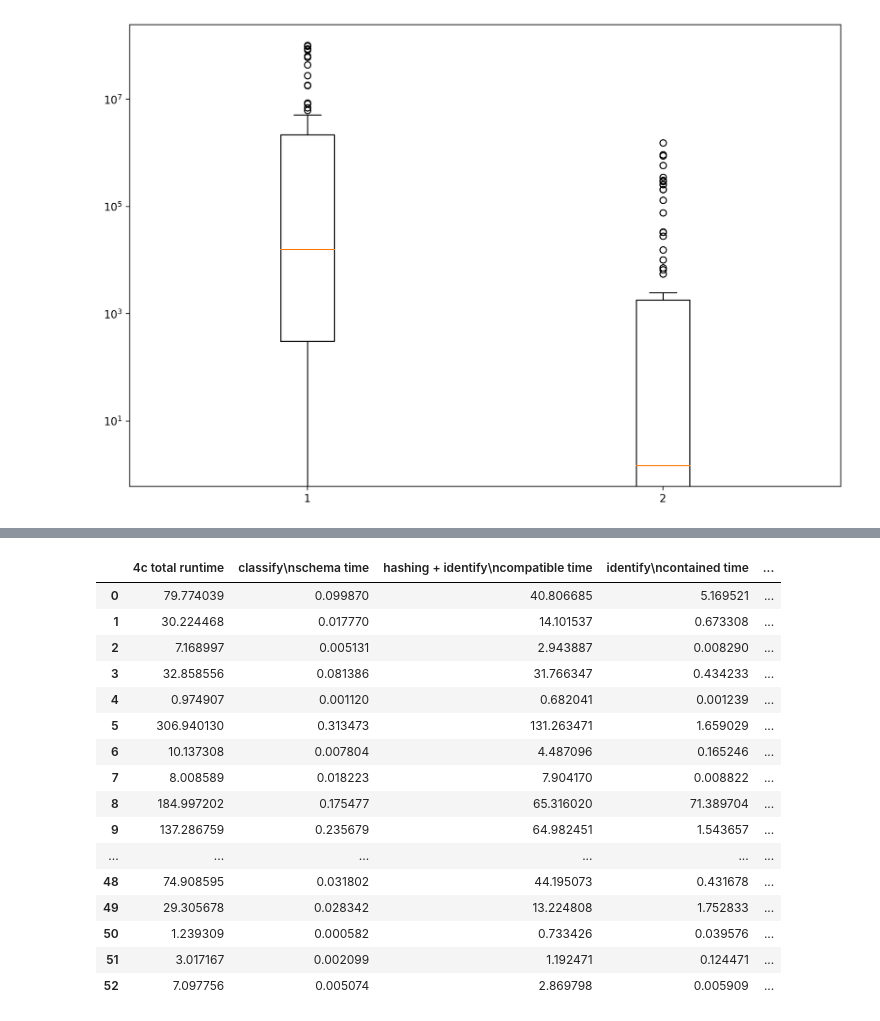
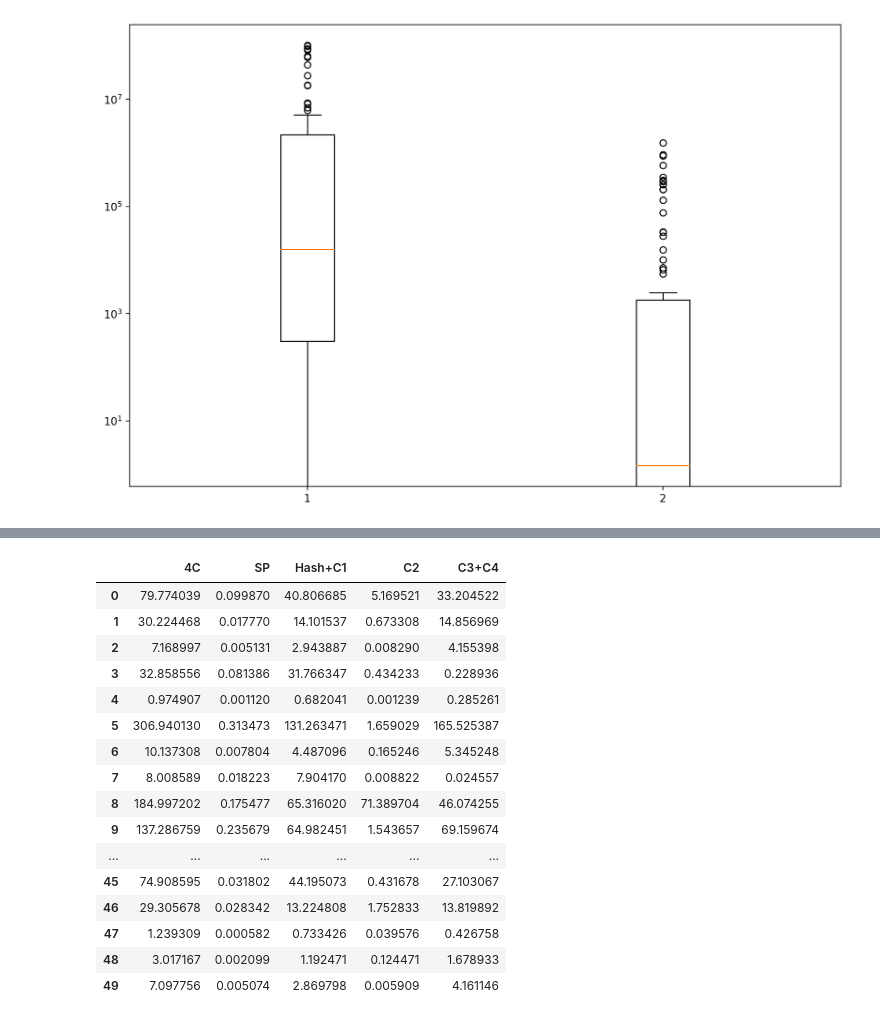
Before and after one commit to TheDataStation/ver, a Jupyter notebook: view_distillation/scalability_plot.ipynb, the cells around one changed output, grey strips where cells are left out. Saved outputs shown, nothing was run; the diff lists cells and outputs as text; code cells hidden in the pictures.

```diff
--- a/view_distillation/scalability_plot.ipynb
+++ b/view_distillation/scalability_plot.ipynb
@@ -98,32 +98,52 @@ plt.show()
 # %%
 import glob
 import re
+import random
+
+random.seed(1)
+
+sample_portion_list = [0.25, 0.5, 0.75, 1.0]
 
 times_files = glob.glob("test_result/times*.npy")
 results_files = glob.glob("test_result/results*.npy")
 
+results_files.sort()
+random.shuffle(results_files)
+
 results_list = []
 queries_with_zero_views = []
+count_to_remove = 0
+to_remove = []
+all_query_names = []
 for f in results_files:
     result = np.load(f).astype(int)
     query_name = re.search("test_result/results_jp_(\d+)\.npy", f)
     query_name = query_name.group(1)
+    all_query_names.append(query_name)
 
     if result[0][0] == 0:
         queries_with_zero_views.append(query_name)
+    elif count_to_remove < 3:
+        to_remove.append(query_name)
+        count_to_remove += 1
+        continue
     else:
         results_list.append(result)
 
 times_list = []
 times_100 = {}
+times_io = {}
+times_4c = {}
 for f in times_files:
     time = np.load(f)
     query_name = re.search("test_result/times_jp_(\d+)\.npy", f)
     query_name = query_name.group(1)
     times_100[query_name] = time[3, 0]
 
-    if query_name not in queries_with_zero_views:
+    if query_name not in queries_with_zero_views and query_name not in to_remove:
         times_list.append(time)
+        times_io[query_name] = time[3, 1]
+        times_4c[query_name] = time[3, 0] - time[3, 1]
 
 times = np.array(times_list)
 results = np.array(results_list)
@@ -132,4 +152,10 @@ results = np.array(results_list)
 # times_total
 print(times.shape)
 print(results.shape)
+
+print(to_remove)
+query_names = set(all_query_names) - set(queries_with_zero_views) - set(to_remove)
+query_names = [int(x) for x in query_names]
+print(len(query_names))
+print(query_names)
 # %% [output]
@@ -503,37 +607,37 @@ plt.savefig("figures/scalability1.pdf")
 # %%
-i=3
+i = 3
 total_time = times[:, i, 0]
 get_df_time = times[:, i, 1]
 four_c_time = total_time - get_df_time
 classify_per_table_schema_time = times[:, i, 2]
 total_identify_c1_time = times[:, i, 3]
 total_identify_c2_time = times[:, i, 4]
 find_complementary_contradictory_time_total = times[:, i, 6]
 # to_plot = np.array([four_c_time, classify_per_table_schema_time,
 #                     total_identify_c1_time, total_identify_c2_time,
 #                     find_complementary_contradictory_time_total]).transpose()
-to_plot = pd.DataFrame({"4c total runtime": four_c_time,
-                        "classify\nschema time": classify_per_table_schema_time,
-                        "hashing + identify\ncompatible time": total_identify_c1_time,
-                        "identify\ncontained time": total_identify_c2_time,
-                        "identify\ncontra/compl time": find_complementary_contradictory_time_total})
+to_plot = pd.DataFrame({"4C": four_c_time,
+                        "SP": classify_per_table_schema_time,
+                        "Hash+C1": total_identify_c1_time,
+                        "C2": total_identify_c2_time,
+                        "C3+C4": find_complementary_contradictory_time_total})
 to_plot
 # %% [output]
-|  | 4c total runtime | classify\nschema time | hashing + identify\ncompatible time | identify\ncontained time | ... |
-| 0 | 79.774039 | 0.099870 | 40.806685 | 5.169521 | ... |
-| 1 | 30.224468 | 0.017770 | 14.101537 | 0.673308 | ... |
-| 2 | 7.168997 | 0.005131 | 2.943887 | 0.008290 | ... |
-| 3 | 32.858556 | 0.081386 | 31.766347 | 0.434233 | ... |
-| 4 | 0.974907 | 0.001120 | 0.682041 | 0.001239 | ... |
-| 5 | 306.940130 | 0.313473 | 131.263471 | 1.659029 | ... |
-| 6 | 10.137308 | 0.007804 | 4.487096 | 0.165246 | ... |
-| 7 | 8.008589 | 0.018223 | 7.904170 | 0.008822 | ... |
-| 8 | 184.997202 | 0.175477 | 65.316020 | 71.389704 | ... |
-| 9 | 137.286759 | 0.235679 | 64.982451 | 1.543657 | ... |
+|  | 4C | SP | Hash+C1 | C2 | C3+C4 |
+| 0 | 79.774039 | 0.099870 | 40.806685 | 5.169521 | 33.204522 |
+| 1 | 30.224468 | 0.017770 | 14.101537 | 0.673308 | 14.856969 |
+| 2 | 7.168997 | 0.005131 | 2.943887 | 0.008290 | 4.155398 |
+| 3 | 32.858556 | 0.081386 | 31.766347 | 0.434233 | 0.228936 |
+| 4 | 0.974907 | 0.001120 | 0.682041 | 0.001239 | 0.285261 |
+| 5 | 306.940130 | 0.313473 | 131.263471 | 1.659029 | 165.525387 |
+| 6 | 10.137308 | 0.007804 | 4.487096 | 0.165246 | 5.345248 |
+| 7 | 8.008589 | 0.018223 | 7.904170 | 0.008822 | 0.024557 |
+| 8 | 184.997202 | 0.175477 | 65.316020 | 71.389704 | 46.074255 |
+| 9 | 137.286759 | 0.235679 | 64.982451 | 1.543657 | 69.159674 |
 | ... | ... | ... | ... | ... | ... |
-| 48 | 74.908595 | 0.031802 | 44.195073 | 0.431678 | ... |
-| 49 | 29.305678 | 0.028342 | 13.224808 | 1.752833 | ... |
-| 50 | 1.239309 | 0.000582 | 0.733426 | 0.039576 | ... |
-| 51 | 3.017167 | 0.002099 | 1.192471 | 0.124471 | ... |
-| 52 | 7.097756 | 0.005074 | 2.869798 | 0.005909 | ... |
+| 45 | 74.908595 | 0.031802 | 44.195073 | 0.431678 | 27.103067 |
+| 46 | 29.305678 | 0.028342 | 13.224808 | 1.752833 | 13.819892 |
+| 47 | 1.239309 | 0.000582 | 0.733426 | 0.039576 | 0.426758 |
+| 48 | 3.017167 | 0.002099 | 1.192471 | 0.124471 | 1.678933 |
+| 49 | 7.097756 | 0.005074 | 2.869798 | 0.005909 | 4.161146 |
 # %%
```
Also changed, not shown: parts of 12 cells of this notebook.
